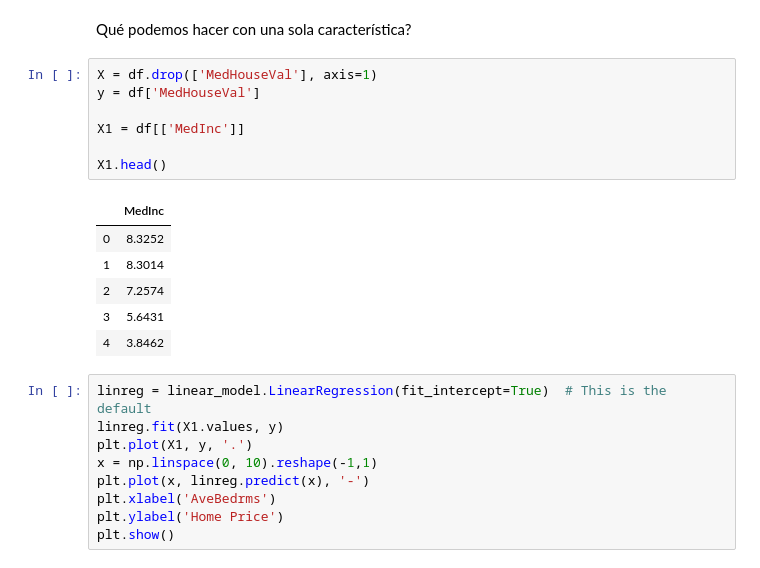
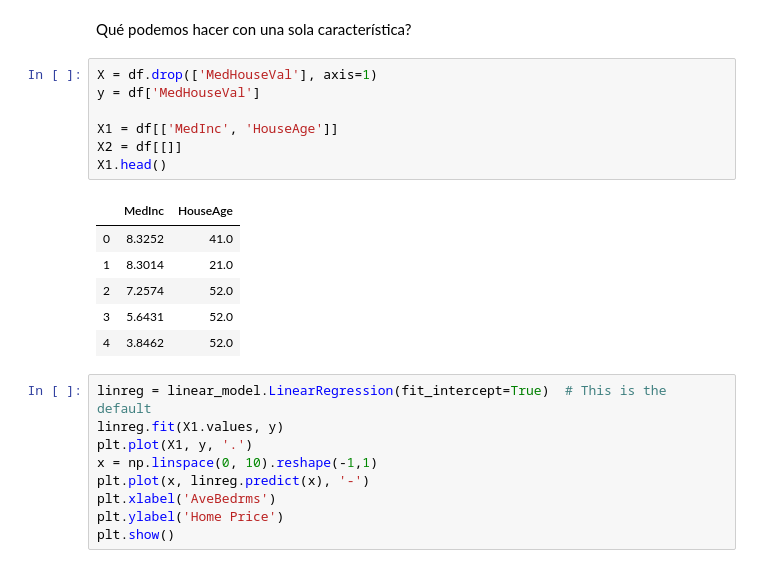
Before and after one commit to bmalcover/MADM2021, a Jupyter notebook: solved/M1_Regression_housing_solved.ipynb, the cells around one changed output. Cells and saved outputs as stored; diff of their text form.

```diff
--- a/solved/M1_Regression_housing_solved.ipynb
+++ b/solved/M1_Regression_housing_solved.ipynb
@@ -35,17 +47,17 @@ Qué podemos hacer con una sola característica?
 # %%
 X = df.drop(['MedHouseVal'], axis=1)
 y = df['MedHouseVal']
 
-X1 = df[['MedInc']]
-
+X1 = df[['MedInc', 'HouseAge']]
+X2 = df[[]]
 X1.head()
 # %% [output]
-|  | MedInc |
-| 0 | 8.3252 |
-| 1 | 8.3014 |
-| 2 | 7.2574 |
-| 3 | 5.6431 |
-| 4 | 3.8462 |
+|  | MedInc | HouseAge |
+| 0 | 8.3252 | 41.0 |
+| 1 | 8.3014 | 21.0 |
+| 2 | 7.2574 | 52.0 |
+| 3 | 5.6431 | 52.0 |
+| 4 | 3.8462 | 52.0 |
 # %%
 linreg = linear_model.LinearRegression(fit_intercept=True)  # This is the default
 linreg.fit(X1.values, y)
```
Also changed, not shown: parts of 3 cells of this notebook, 12 other files.
